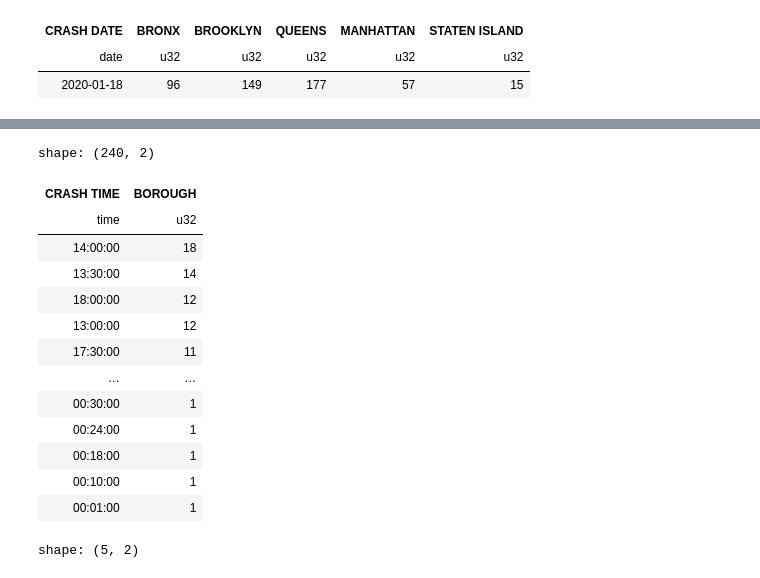
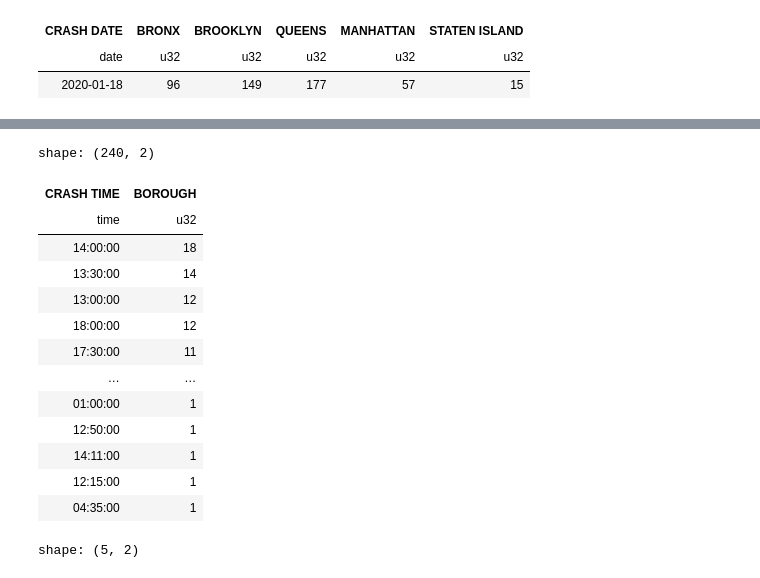
Before and after one commit to khanim-abdullayeva/CodeAlpha_Tasks, a Jupyter notebook: Task 2 - EDA/EDA.ipynb, the cells around one changed output, grey strips where cells are left out. Saved outputs shown, nothing was run; the diff lists cells and outputs as text; code cells hidden in the pictures.

```diff
--- a/Task 2 - EDA/EDA.ipynb
+++ b/Task 2 - EDA/EDA.ipynb
@@ -113,26 +129,27 @@ shape: (1, 6)
 # %%
-df2 = df.filter(
-    pl.col("CRASH DATE") == date(2020,1,18)
-).sort("CRASH TIME", descending = True)
-
-df2.group_by("CRASH TIME").agg(
-    pl.col("BOROUGH").count()
-).sort("BOROUGH", descending = True)
+df2 = (
+    df.filter(pl.col("CRASH DATE") == date(2020, 1, 18))
+    .group_by("CRASH TIME")
+    .agg(pl.col("BOROUGH").count())
+    .sort("BOROUGH", descending=True)
+)
+df2
+# The number of accidents peaked at 14:00 in January 18, 2020 with 18 accidents at the same time
 # %% [output]
 shape: (240, 2)
 | CRASH TIME | BOROUGH |
 | time | u32 |
 | 14:00:00 | 18 |
 | 13:30:00 | 14 |
+| 13:00:00 | 12 |
 | 18:00:00 | 12 |
-| 13:00:00 | 12 |
 | 17:30:00 | 11 |
 | … | … |
-| 00:30:00 | 1 |
-| 00:24:00 | 1 |
-| 00:18:00 | 1 |
-| 00:10:00 | 1 |
-| 00:01:00 | 1 |
+| 01:00:00 | 1 |
+| 12:50:00 | 1 |
+| 14:11:00 | 1 |
+| 12:15:00 | 1 |
+| 04:35:00 | 1 |
 # %%
 df.group_by("BOROUGH").agg(
     pl.col("CRASH DATE").count().alias("COUNT")
```
Also changed, not shown: parts of 10 cells of this notebook.
